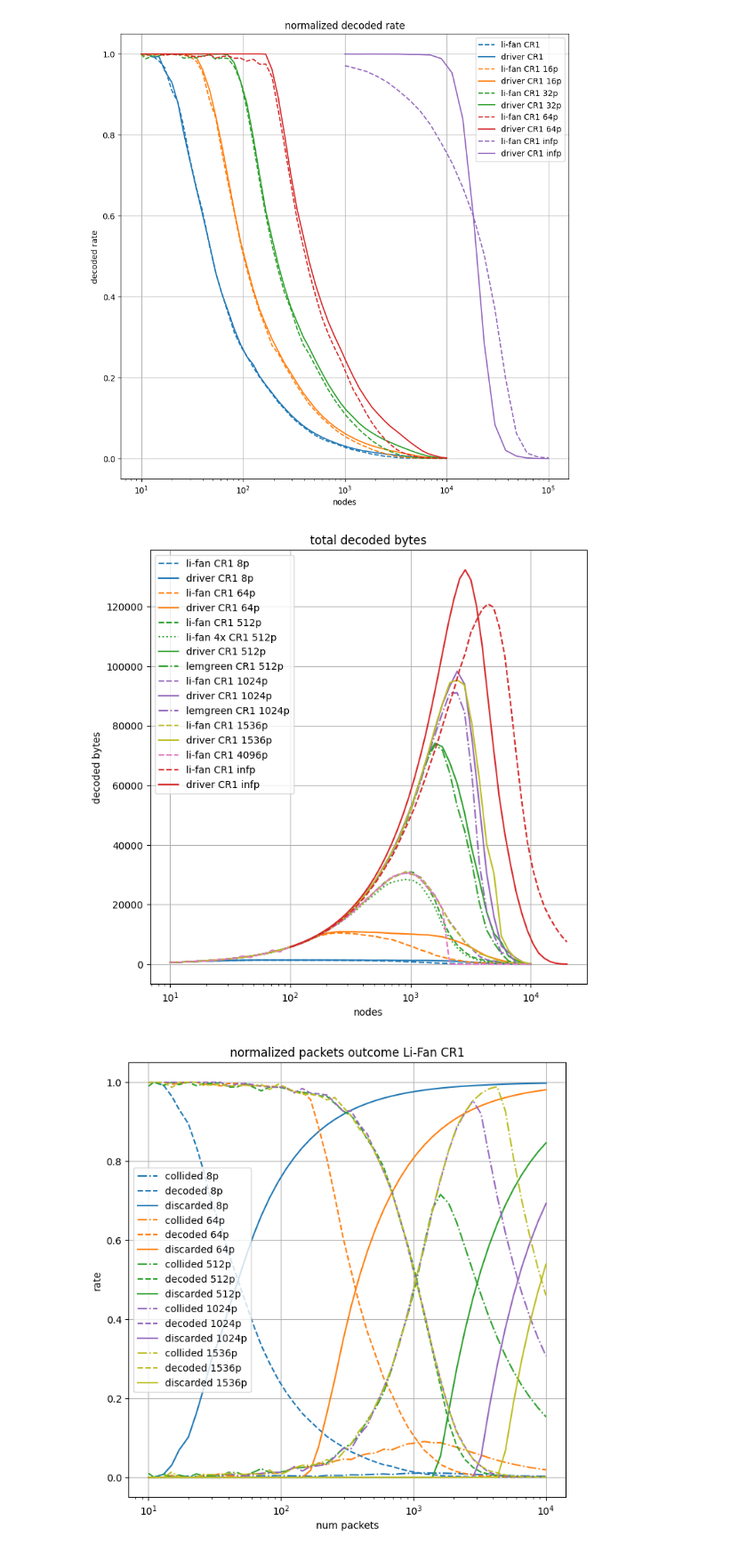
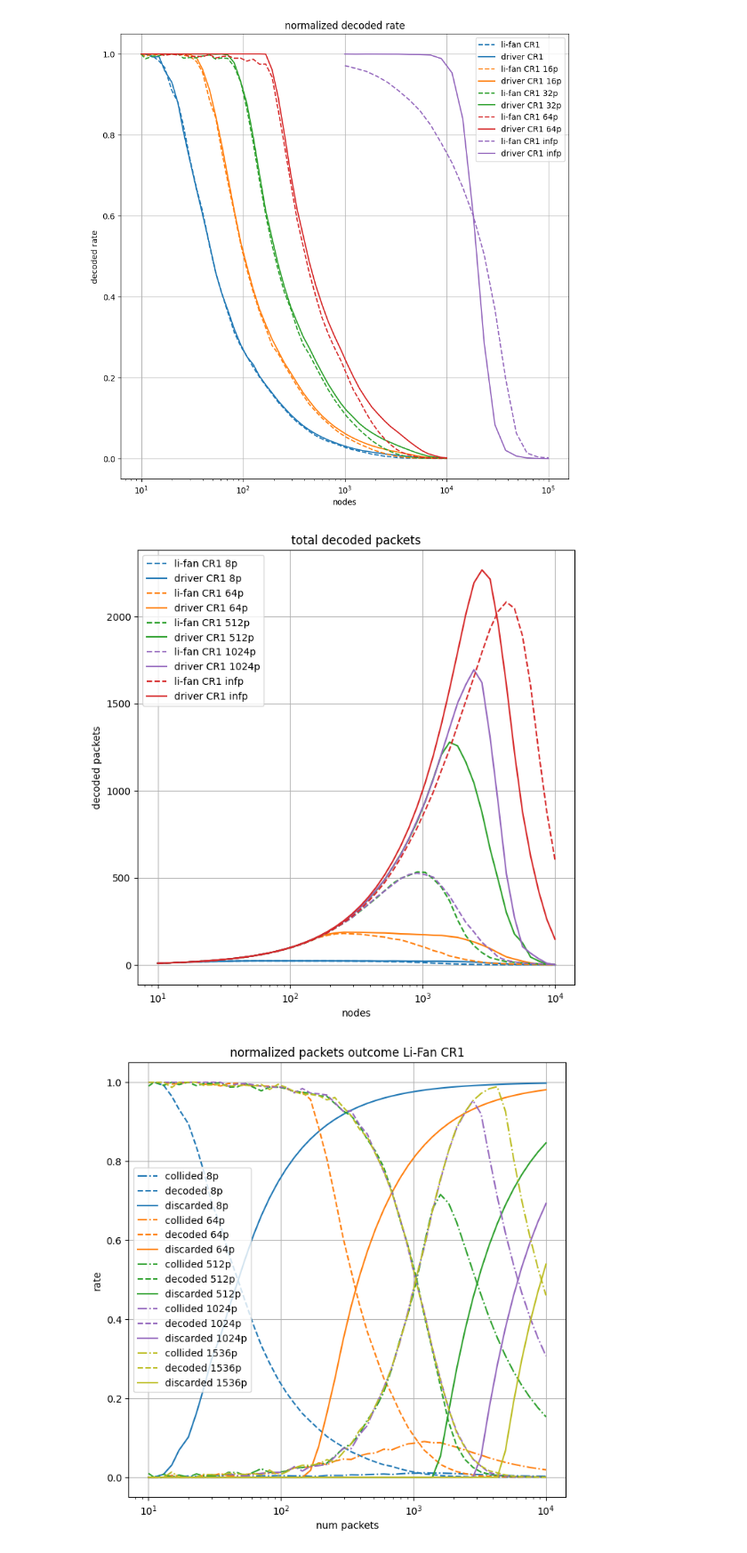
Before and after one commit to diegomm6/lr-fhss_seq-families, a Jupyter notebook: plots.ipynb, the cells around one changed output. Shown at 89% size. Saved outputs shown, nothing was run; the diff lists cells and outputs as text; code cells hidden in the pictures.

```diff
--- a/plots.ipynb
+++ b/plots.ipynb
@@ -372,54 +372,52 @@ plt.show()
 # %%
 dataNetwork25DC = pd.read_csv('results/dataNetwork25DC.csv', index_col=0, header=None).T
 nodes = dataNetwork25DC['nodes'].to_numpy()
 
 nodesinf = dataNetwork25DC['nodesinf'].to_numpy()
 lifan_CR1_infp_dec_rate = 1 - dataNetwork25DC['lifan-CR1-infp-col_rate'].to_numpy()
 driver_CR1_infp_dec_rate = 1 - dataNetwork25DC['driver-CR1-infp-col_rate'].to_numpy()
 
-lifan_CR1_infp_dec_bytes = np.multiply(nodesinf, lifan_CR1_infp_dec_rate) * 58
-driver_CR1_infp_dec_bytes = np.multiply(nodesinf, driver_CR1_infp_dec_rate) * 58
+lifan_CR1_infp_dec_bytes = np.multiply(nodesinf, lifan_CR1_infp_dec_rate)
+driver_CR1_infp_dec_bytes = np.multiply(nodesinf, driver_CR1_infp_dec_rate)
 
 plt.figure(figsize=(8,8))
 
-plt.plot(nodes, dataNetwork25DC['lifan-CR1-8p-dec_bytes'], label=f'li-fan CR1 8p', color='#1f77b4', linestyle='dashed')
-plt.plot(nodes, dataNetwork25DC['driver-CR1-8p-dec_bytes'], label=f'driver CR1 8p', color='#1f77b4')
+plt.plot(nodes, dataNetwork25DC['lifan-CR1-8p-dec_pckts'], label=f'li-fan CR1 8p', color='#1f77b4', linestyle='dashed')
+plt.plot(nodes, dataNetwork25DC['driver-CR1-8p-dec_pckts'], label=f'driver CR1 8p', color='#1f77b4')
 
-plt.plot(nodes, dataNetwork25DC['lifan-CR1-64p-dec_bytes'], label=f'li-fan CR1 64p', color='#ff7f0e', linestyle='dashed')
-plt.plot(nodes, dataNetwork25DC['driver-CR1-64p-dec_bytes'], label=f'driver CR1 64p', color='#ff7f0e')
+plt.plot(nodes, dataNetwork25DC['lifan-CR1-64p-dec_pckts'], label=f'li-fan CR1 64p', color='#ff7f0e', linestyle='dashed')
+plt.plot(nodes, dataNetwork25DC['driver-CR1-64p-dec_pckts'], label=f'driver CR1 64p', color='#ff7f0e')
 
-plt.plot(nodes, dataNetwork25DC['lifan-CR1-512p-dec_bytes'], label=f'li-fan CR1 512p', color='#2ca02c', linestyle='dashed')
-plt.plot(nodes, dataNetwork25DC['lifan-4x-CR1-512p-dec_bytes'], label=f'li-fan 4x CR1 512p', color='#2ca02c', linestyle='dotted')
-plt.plot(nodes, dataNetwork25DC['driver-CR1-512p-dec_bytes'], label=f'driver CR1 512p', color='#2ca02c')
-plt.plot(nodes, dataNetwork25DC['lemgreen-CR1-512p-dec_bytes'], label=f'lemgreen CR1 512p', color='#2ca02c', linestyle='dashdot')
+plt.plot(nodes, dataNetwork25DC['lifan-CR1-512p-dec_pckts'], label=f'li-fan CR1 512p', color='#2ca02c', linestyle='dashed')
+#plt.plot(nodes, dataNetwork25DC['lifan-4x-CR1-512p-dec_pckts'], label=f'li-fan 4x CR1 512p', color='#2ca02c', linestyle='dotted')
+plt.plot(nodes, dataNetwork25DC['driver-CR1-512p-dec_pckts'], label=f'driver CR1 512p', color='#2ca02c')
+#plt.plot(nodes, dataNetwork25DC['lemgreen-CR1-512p-dec_pckts'], label=f'lemgreen CR1 512p', color='#2ca02c', linestyle='dashdot')
 
-plt.plot(nodes, dataNetwork25DC['lifan-CR1-1024p-dec_bytes'], label=f'li-fan CR1 1024p', color='#9467bd', linestyle='dashed')
-plt.plot(nodes, dataNetwork25DC['driver-CR1-1024p-dec_bytes'], label=f'driver CR1 1024p', color='#9467bd')
-plt.plot(nodes, dataNetwork25DC['lemgreen-CR1-1024p-dec_bytes'], label=f'lemgreen CR1 1024p', color='#9467bd', linestyle='dashdot')
+plt.plot(nodes, dataNetwork25DC['lifan-CR1-1024p-dec_pckts'], label=f'li-fan CR1 1024p', color='#9467bd', linestyle='dashed')
+plt.plot(nodes, dataNetwork25DC['driver-CR1-1024p-dec_pckts'], label=f'driver CR1 1024p', color='#9467bd')
+#plt.plot(nodes, dataNetwork25DC['lemgreen-CR1-1024p-dec_pckts'], label=f'lemgreen CR1 1024p', color='#9467bd', linestyle='dashdot')
 
-plt.plot(nodes, dataNetwork25DC['lifan-CR1-1536p-dec_bytes'], label=f'li-fan CR1 1536p', color='#bcbd22', linestyle='dashed')
-plt.plot(nodes, dataNetwork25DC['driver-CR1-1536p-dec_bytes'], label=f'driver CR1 1536p', color='#bcbd22')
+#plt.plot(nodes, dataNetwork25DC['lifan-CR1-1536p-dec_pckts'], label=f'li-fan CR1 1536p', color='#bcbd22', linestyle='dashed')
+#plt.plot(nodes, dataNetwork25DC['driver-CR1-1536p-dec_pckts'], label=f'driver CR1 1536p', color='#bcbd22')
 
-#plt.plot(nodes, dataNetwork25DC['lifan-CR1-2048p-dec_bytes'], label=f'li-fan CR1 2048p', color='#e377c2', linestyle='dashed')
-#plt.plot(nodes, dataNetwork25DC['driver-CR1-2048p-dec_bytes'], label=f'driver CR1 2048p', color='#e377c2')
+#plt.plot(nodes, dataNetwork25DC['lifan-CR1-2048p-dec_pckts'], label=f'li-fan CR1 2048p', color='#e377c2', linestyle='dashed')
+#plt.plot(nodes, dataNetwork25DC['driver-CR1-2048p-dec_pckts'], label=f'driver CR1 2048p', color='#e377c2')
 
-plt.plot(nodes, dataNetwork25DC['lifan-CR1-4096p-dec_bytes'], label=f'li-fan CR1 4096p', color='#e377c2', linestyle='dashed')
+#plt.plot(nodes, dataNetwork25DC['lifan-CR1-4096p-dec_pckts'], label=f'li-fan CR1 4096p', color='#e377c2', linestyle='dashed')
 
 plt.plot(nodesinf, lifan_CR1_infp_dec_bytes, label=f'li-fan CR1 infp', color='#d62728', linestyle='dashed')
 plt.plot(nodesinf, driver_CR1_infp_dec_bytes, label=f'driver CR1 infp', color='#d62728')
 
-plt.title('total decoded bytes')
+plt.title('total decoded packets')
 
 plt.xlabel('nodes')
 plt.xscale('log')
-plt.ylabel('decoded bytes')
-#plt.xlim(8e3,5e4)
-#plt.ylim(.2,.8)
+plt.ylabel('decoded packets')
 plt.grid()
 plt.legend()
 plt.show()
 # %% [output]
-[figure, old version]
+[figure, new version]
 # %%
 lifan_8p_col_pckts = dataNetwork25DC['lifan-CR1-8p-col_pckts'].to_numpy()
 lifan_64p_col_pckts = dataNetwork25DC['lifan-CR1-64p-col_pckts'].to_numpy()
```
Also changed, not shown: parts of 2 cells of this notebook, 2 other files.
